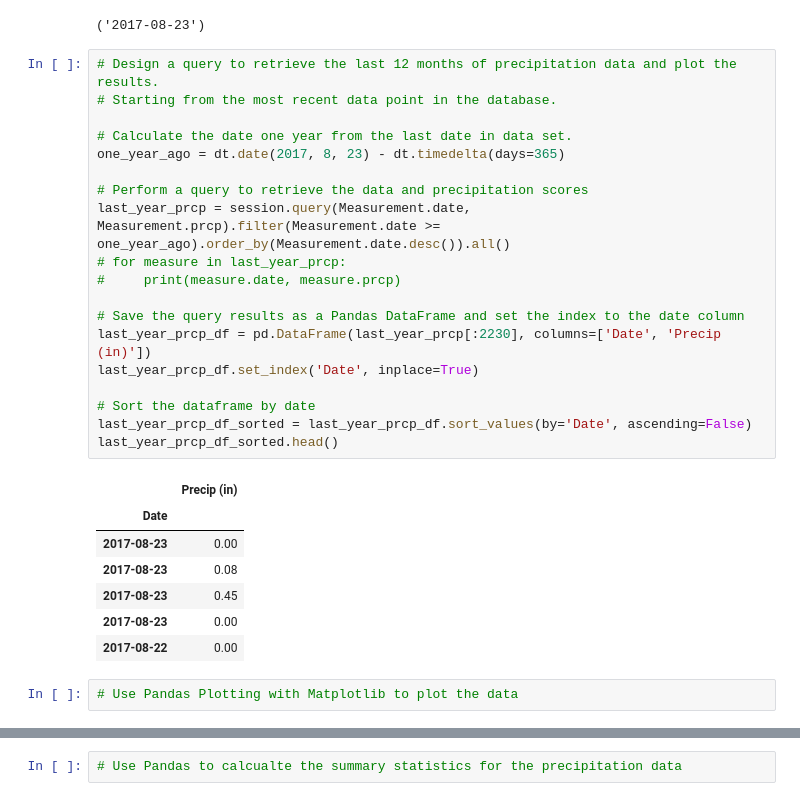
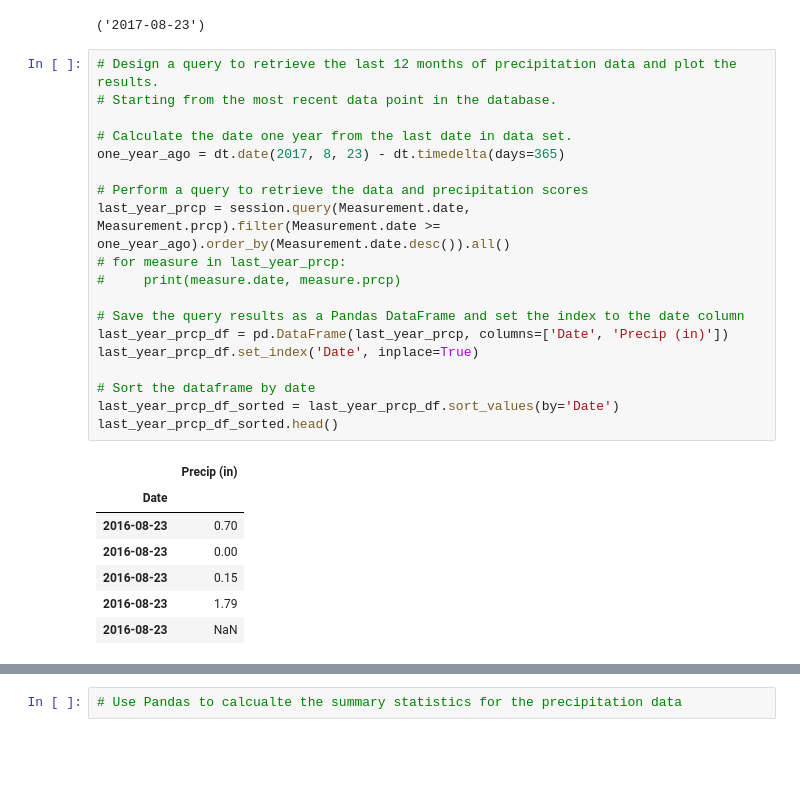
Before and after one commit to austin3216/sqlalchemy-challenge, a Jupyter notebook: climate_starter.ipynb, the cells around one changed output, grey strips where cells are left out. Drawn from its saved outputs; the diff is of its cells as text; blank space fills up the shorter version.

Commit message:
Update jupyter nb - precip query update and plot

```diff
--- a/climate_starter.ipynb
+++ b/climate_starter.ipynb
@@ -75,29 +75,27 @@ session.query(Measurement.date).order_by(Measurement.date.desc()).first()
 # %%
 # Design a query to retrieve the last 12 months of precipitation data and plot the results.
 # Starting from the most recent data point in the database.
 
 # Calculate the date one year from the last date in data set.
 one_year_ago = dt.date(2017, 8, 23) - dt.timedelta(days=365)
 
 # Perform a query to retrieve the data and precipitation scores
 last_year_prcp = session.query(Measurement.date, Measurement.prcp).filter(Measurement.date >= one_year_ago).order_by(Measurement.date.desc()).all()
 # for measure in last_year_prcp:
 #     print(measure.date, measure.prcp)
 
 # Save the query results as a Pandas DataFrame and set the index to the date column
-last_year_prcp_df = pd.DataFrame(last_year_prcp[:2230], columns=['Date', 'Precip (in)'])
+last_year_prcp_df = pd.DataFrame(last_year_prcp, columns=['Date', 'Precip (in)'])
 last_year_prcp_df.set_index('Date', inplace=True)
 
 # Sort the dataframe by date
-last_year_prcp_df_sorted = last_year_prcp_df.sort_values(by='Date', ascending=False)
+last_year_prcp_df_sorted = last_year_prcp_df.sort_values(by='Date')
 last_year_prcp_df_sorted.head()
 # %% [output]
 |  | Precip (in) |
 | Date |  |
-| 2017-08-23 | 0.00 |
-| 2017-08-23 | 0.08 |
-| 2017-08-23 | 0.45 |
-| 2017-08-23 | 0.00 |
-| 2017-08-22 | 0.00 |
+| 2016-08-23 | 0.70 |
+| 2016-08-23 | 0.00 |
+| 2016-08-23 | 0.15 |
+| 2016-08-23 | 1.79 |
+| 2016-08-23 | NaN |
-# %%
-# Use Pandas Plotting with Matplotlib to plot the data
```
Also changed, not shown: parts of 1 cell of this notebook.
